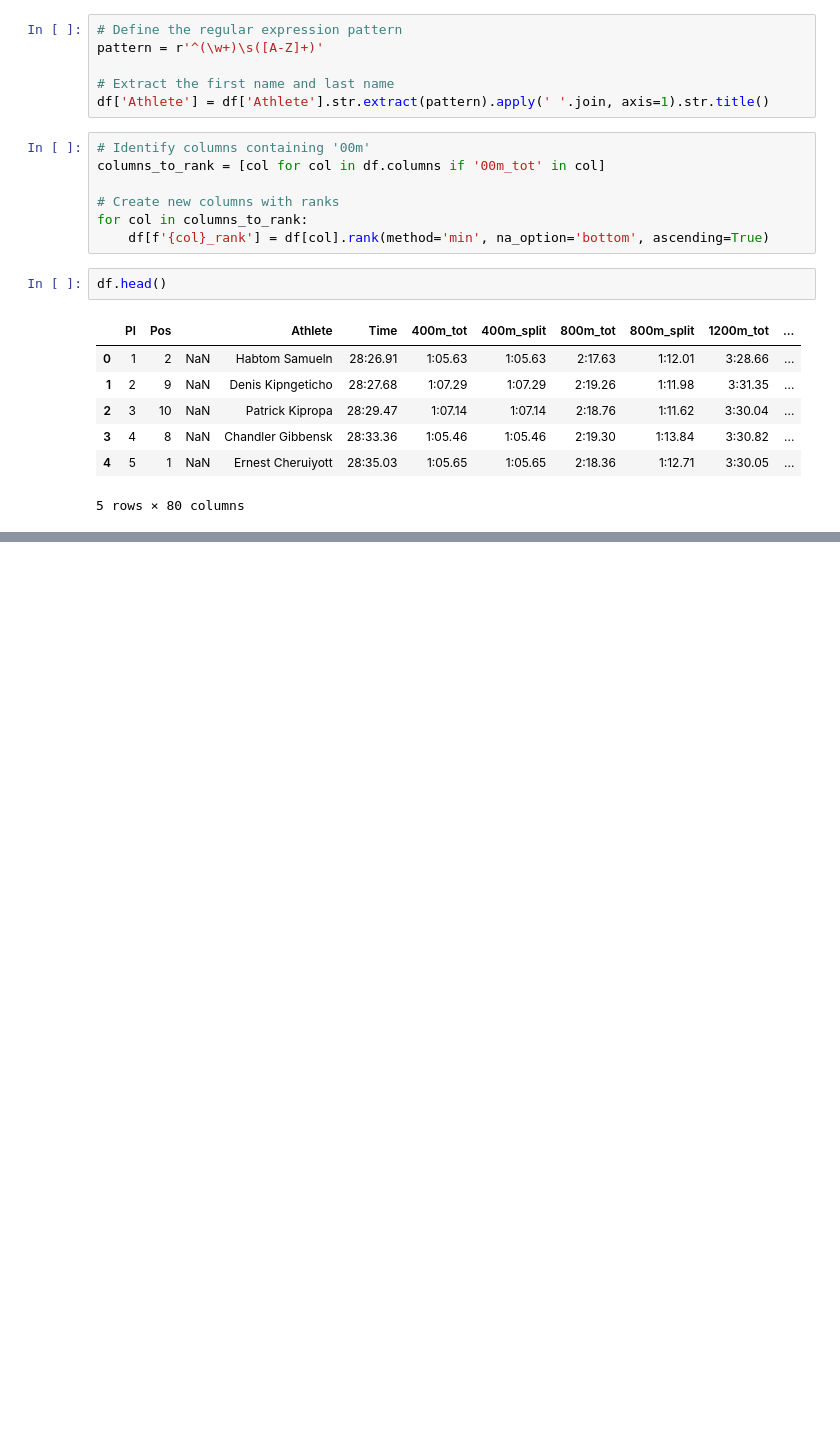
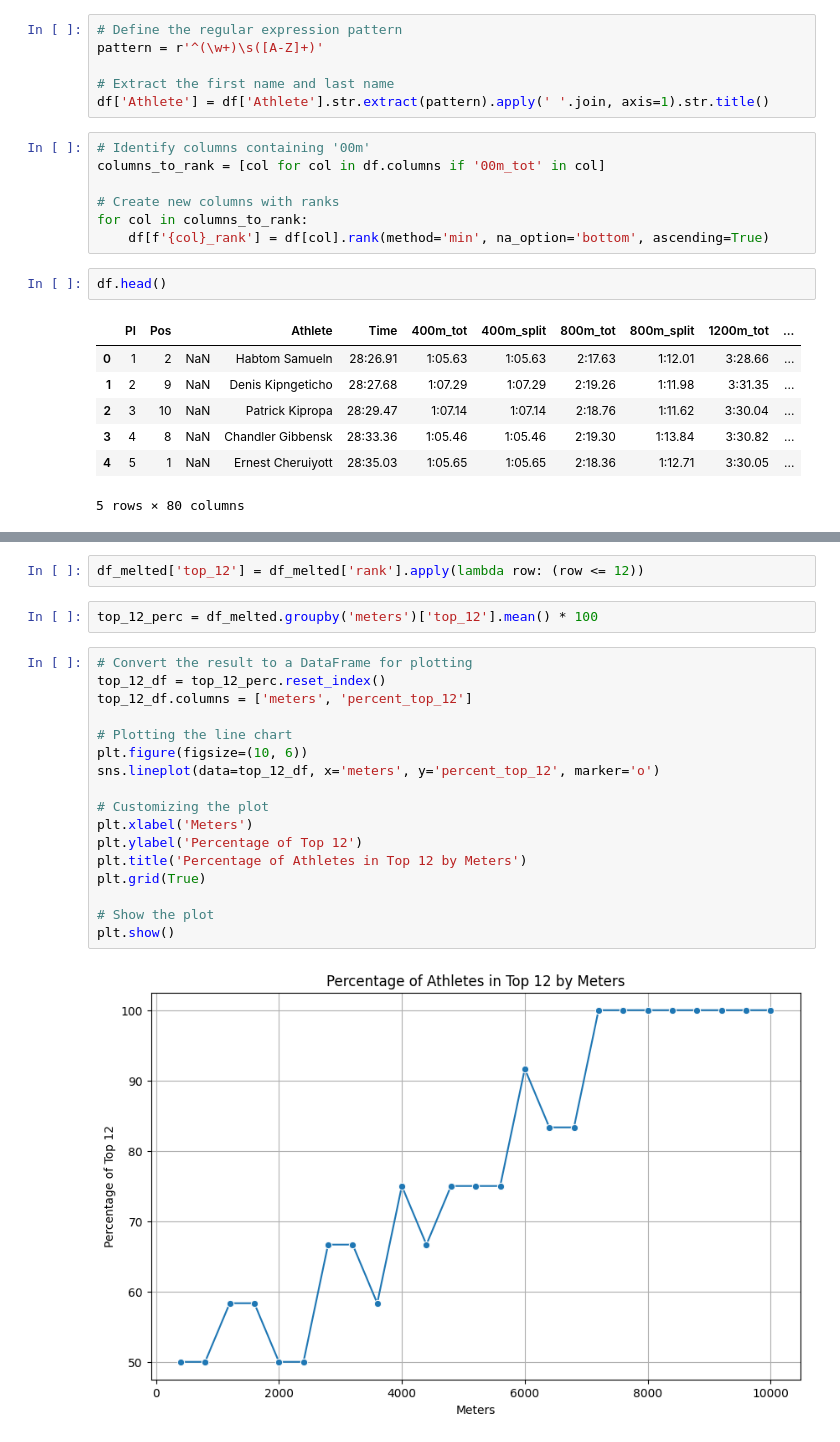
Before and after one commit to racheldadamio/rachels-receipts, a Jupyter notebook: regionals_10k/race_progression.ipynb, the cells around one changed output, grey strips where cells are left out. Cells and saved outputs as stored; diff of their text form; blank space fills up the shorter version.

```diff
--- a/regionals_10k/race_progression.ipynb
+++ b/regionals_10k/race_progression.ipynb
@@ -122,0 +149,23 @@ places
+# %%
+df_melted['top_12'] = df_melted['rank'].apply(lambda row: (row <= 12))
+# %%
+top_12_perc = df_melted.groupby('meters')['top_12'].mean() * 100
+# %%
+# Convert the result to a DataFrame for plotting
+top_12_df = top_12_perc.reset_index()
+top_12_df.columns = ['meters', 'percent_top_12']
+
+# Plotting the line chart
+plt.figure(figsize=(10, 6))
+sns.lineplot(data=top_12_df, x='meters', y='percent_top_12', marker='o')
+
+# Customizing the plot
+plt.xlabel('Meters')
+plt.ylabel('Percentage of Top 12')
+plt.title('Percentage of Athletes in Top 12 by Meters')
+plt.grid(True)
+
+# Show the plot
+plt.show()
+# %% [output]
+[figure, added]
```
Also changed, not shown: parts of 11 cells of this notebook, 1 other file.
